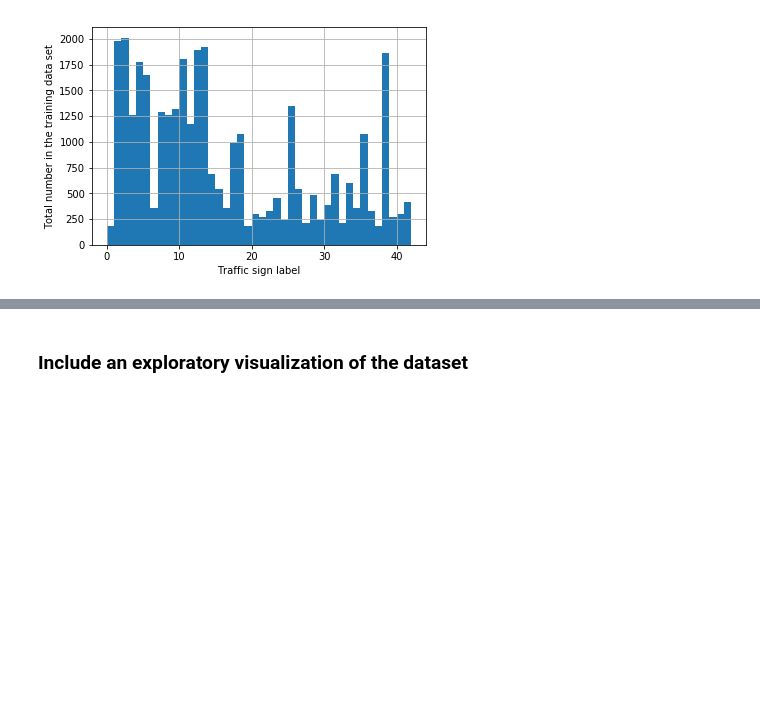
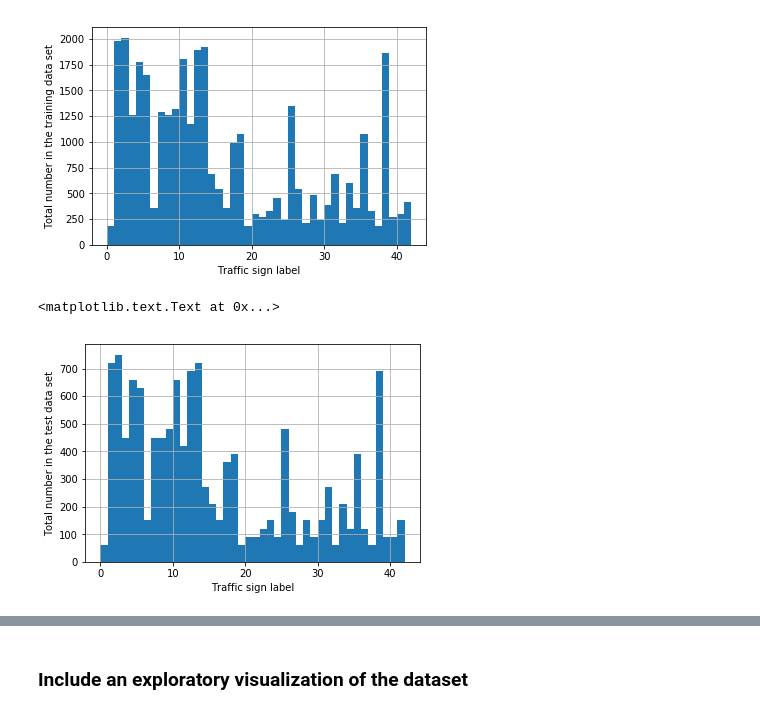
Before and after one commit to Conciliabulle/Traffic_Sign_Classifier, a Jupyter notebook: Traffic_Sign_Classifier.ipynb, the cells around one changed output, grey strips where cells are left out. Cells and saved outputs as stored; diff of their text form; code cells hidden in the pictures; blank space fills up the shorter version.

Commit message:
final changes before submission of the project. added histograms and increased number of epochs

```diff
--- a/Traffic_Sign_Classifier.ipynb
+++ b/Traffic_Sign_Classifier.ipynb
@@ -97,3 +98,12 @@ hist.set_ylabel("Total number in the training data set")
 # %% [output]
 <matplotlib.text.Text at 0x...>
 [figure]
+# %%
+seriestest=pd.Series(y_test)
+count, division = np.histogram(seriestest, bins=range(0,43))
+histtest = seriestest.hist(bins=division)
+histtest.set_xlabel("Traffic sign label")
+histtest.set_ylabel("Total number in the test data set")
+# %% [output]
+<matplotlib.text.Text at 0x...>
+[figure, added]
```
Also changed, not shown: parts of 11 cells of this notebook.
